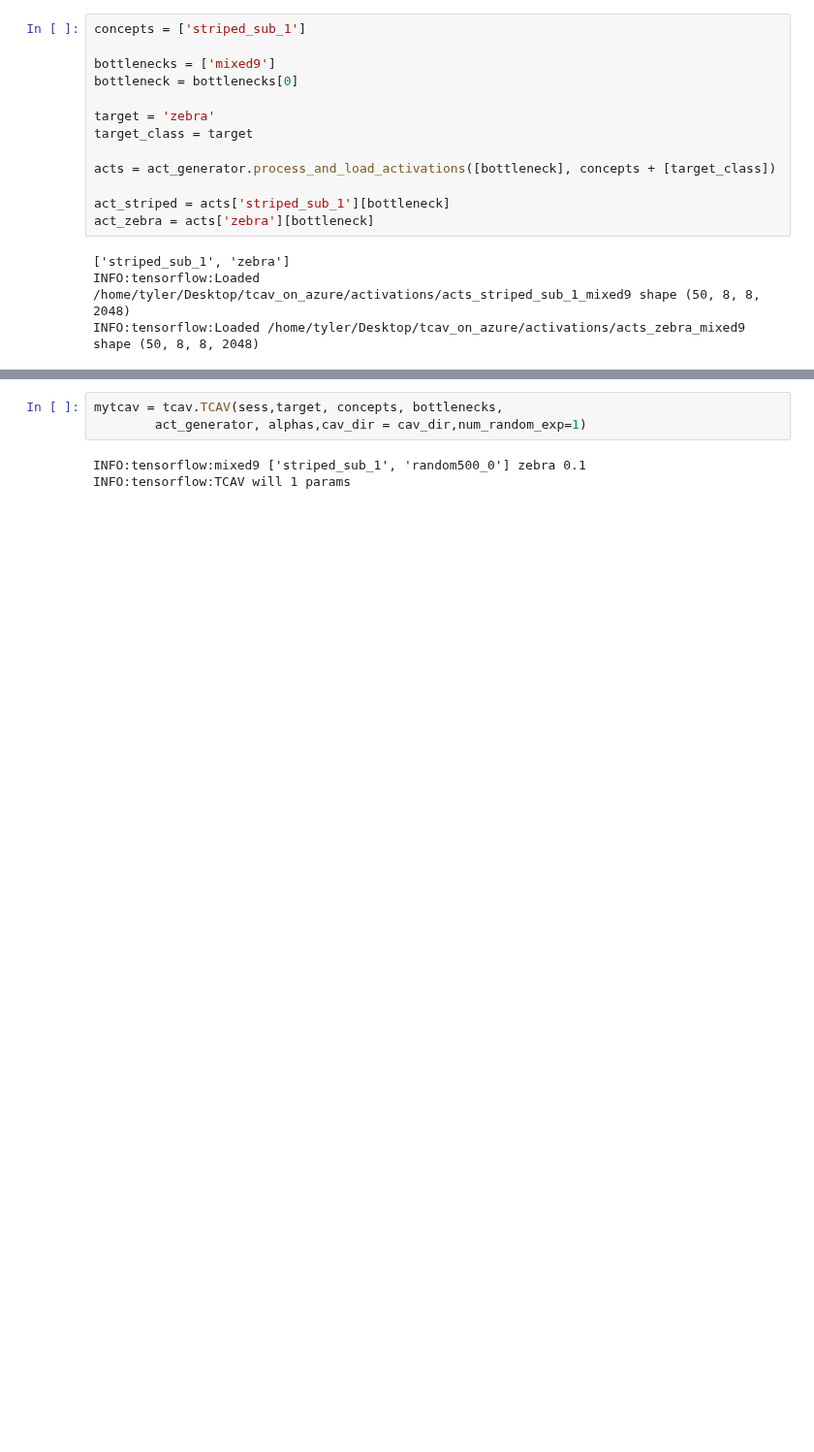
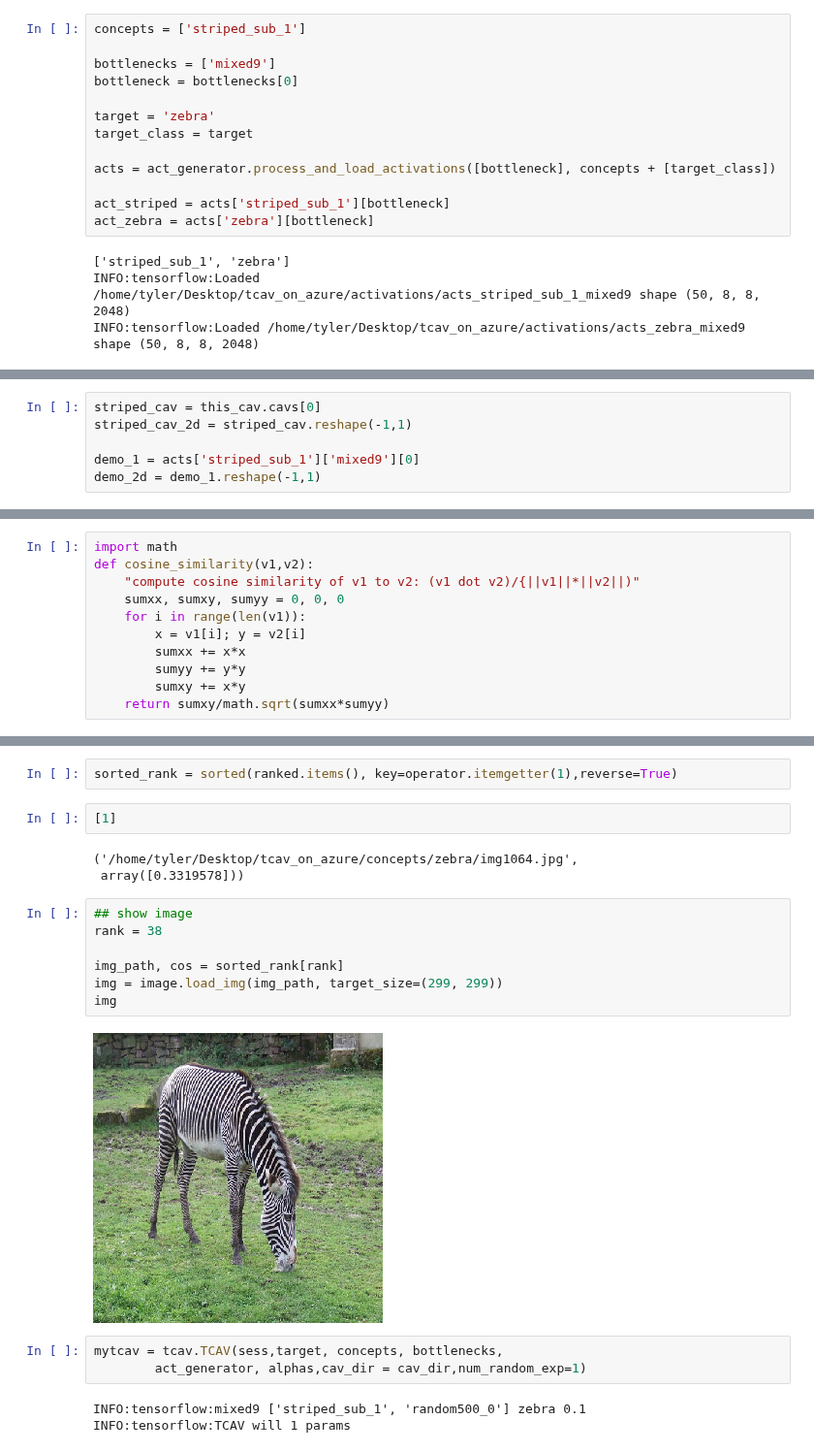
Before and after one commit to tyler-martin-12/tcav_on_azure, a Jupyter notebook: top_3_azure.ipynb, the cells around one changed output, grey strips where cells are left out. Shown at 97% size. Cells and saved outputs as stored; diff of their text form; blank space fills up the shorter version.

```diff
--- a/top_3_azure.ipynb
+++ b/top_3_azure.ipynb
@@ -152,0 +167,6 @@ INFO:tensorflow:Loaded /home/tyler/Desktop/tcav_on_azure/activations/acts_zebra_
+# %%
+striped_cav = this_cav.cavs[0]
+striped_cav_2d = striped_cav.reshape(-1,1)
+
+demo_1 = acts['striped_sub_1']['mixed9'][0]
+demo_2d = demo_1.reshape(-1,1)
@@ -152,0 +177,11 @@ INFO:tensorflow:Loaded /home/tyler/Desktop/tcav_on_azure/activations/acts_zebra_
+# %%
+import math
+def cosine_similarity(v1,v2):
+    "compute cosine similarity of v1 to v2: (v1 dot v2)/{||v1||*||v2||)"
+    sumxx, sumxy, sumyy = 0, 0, 0
+    for i in range(len(v1)):
+        x = v1[i]; y = v2[i]
+        sumxx += x*x
+        sumyy += y*y
+        sumxy += x*y
+    return sumxy/math.sqrt(sumxx*sumyy)
@@ -153,3 +205,19 @@ INFO:tensorflow:Loaded /home/tyler/Desktop/tcav_on_azure/activations/acts_zebra_
+# %%
+sorted_rank = sorted(ranked.items(), key=operator.itemgetter(1),reverse=True)
+# %%
+[1]
+# %% [output]
+('/home/tyler/Desktop/tcav_on_azure/concepts/zebra/img1064.jpg',
+ array([0.3319578]))
+# %%
+## show image
+rank = 38
+
+img_path, cos = sorted_rank[rank]
+img = image.load_img(img_path, target_size=(299, 299))
+img
+# %% [output]
+[figure, added]
 # %%
 mytcav = tcav.TCAV(sess,target, concepts, bottlenecks,
         act_generator, alphas,cav_dir = cav_dir,num_random_exp=1)
```
Also changed, not shown: parts of 26 cells of this notebook, 4 other files.
